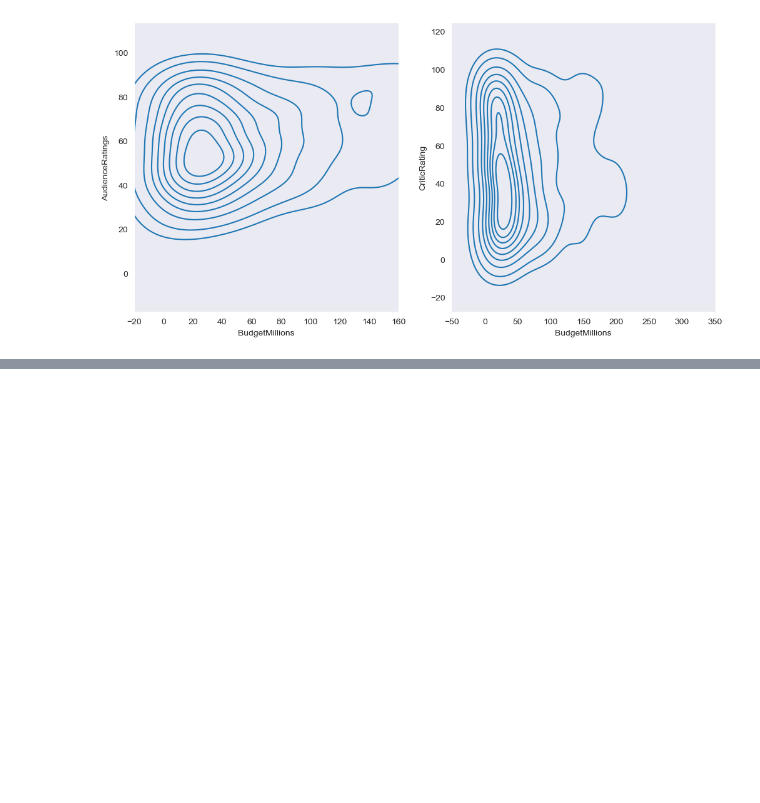
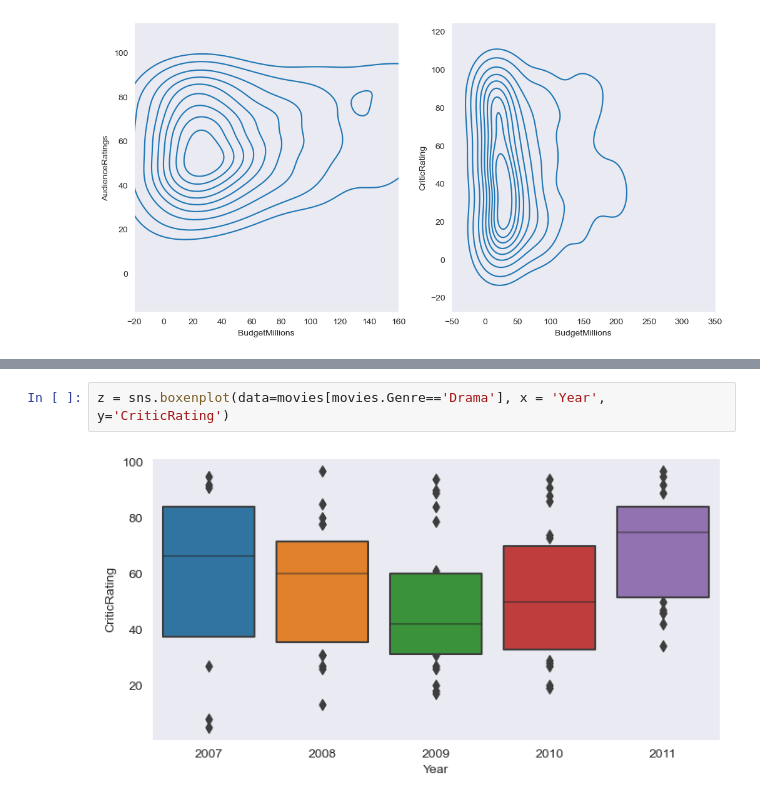
Before and after one commit to vishvadeepaktripathi/Udemy_python_cource, a Jupyter notebook: Udemy_For_loop.ipynb, the cells around one changed output, grey strips where cells are left out. Drawn from its saved outputs; the diff is of its cells as text; blank space fills up the shorter version.

```diff
--- a/Udemy_For_loop.ipynb
+++ b/Udemy_For_loop.ipynb
@@ -1277,0 +1288,4 @@ k1.set(xlim=(-20,160))
+# %%
+z = sns.boxenplot(data=movies[movies.Genre=='Drama'], x = 'Year', y='CriticRating')
+# %% [output]
+[figure, added]
```
Also changed, not shown: parts of 4 cells of this notebook.
